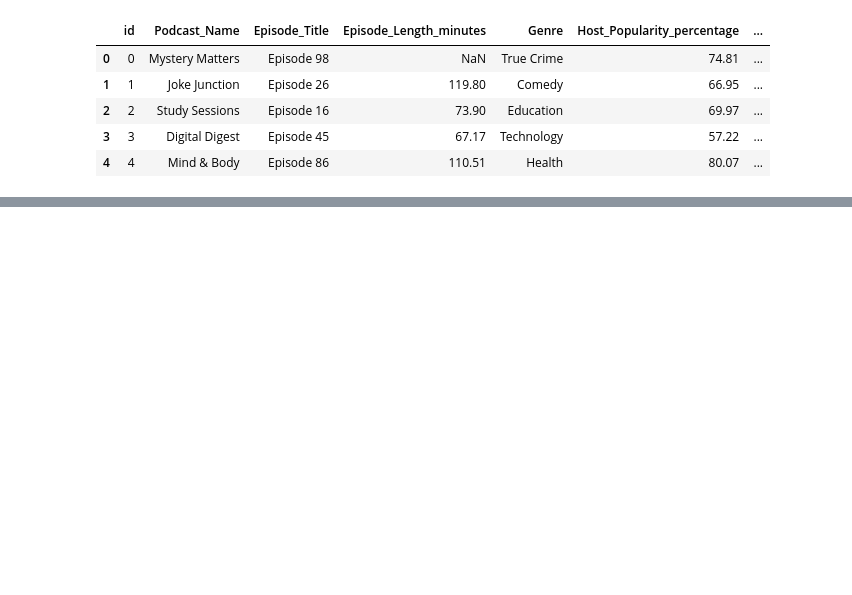
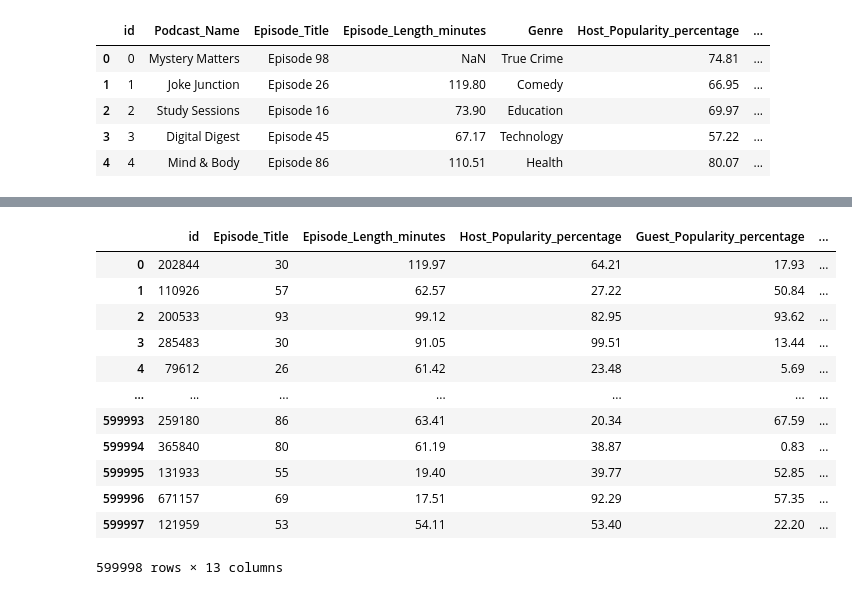
Before and after one commit to Alphalejo/Predict-Podcast-Listening-Time, a Jupyter notebook: EDA.ipynb, the cells around one changed output, grey strips where cells are left out. Cells and saved outputs as stored; diff of their text form; code cells hidden in the pictures; blank space fills up the shorter version.

```diff
--- a/EDA.ipynb
+++ b/EDA.ipynb
@@ -12,0 +268,8 @@ df.head()
+# %%
+seniment_map = {
+    'Negative': -1,
+    'Neutral': 0,
+    'Positive': 1
+}
+
+encoded_df["Episode_Sentiment"] = encoded_df["Episode_Sentiment"].map(seniment_map)
@@ -12,0 +280,31 @@ df.head()
+# %%
+kf = KFold(n_splits=5, shuffle= True, random_state=42)
+
+encoded_df["Podcast_Encoded"] = np.nan
+
+for train_idx, val_idx in kf.split(encoded_df):
+    train, val = encoded_df.iloc[train_idx], encoded_df.iloc[val_idx]
+
+    means = train.groupby("Podcast_Name")["Listening_Time_minutes"].mean()
+
+    encoded_df.loc[val_idx, "Podcast_Encoded"] = val["Podcast_Name"].map(means)
+
+encoded_df.drop("Podcast_Name", axis=1, inplace=True)
+# %%
+encoded_df["Episode_Title"] = encoded_df["Episode_Title"].map(lambda x: x.lstrip("Episode ")).astype("int")
+# %%
+encoded_df
+# %% [output]
+|  | id | Episode_Title | Episode_Length_minutes | Host_Popularity_percentage | Guest_Popularity_percentage | ... |
+| 0 | 202844 | 30 | 119.97 | 64.21 | 17.93 | ... |
+| 1 | 110926 | 57 | 62.57 | 27.22 | 50.84 | ... |
+| 2 | 200533 | 93 | 99.12 | 82.95 | 93.62 | ... |
+| 3 | 285483 | 30 | 91.05 | 99.51 | 13.44 | ... |
+| 4 | 79612 | 26 | 61.42 | 23.48 | 5.69 | ... |
+| ... | ... | ... | ... | ... | ... | ... |
+| 599993 | 259180 | 86 | 63.41 | 20.34 | 67.59 | ... |
+| 599994 | 365840 | 80 | 61.19 | 38.87 | 0.83 | ... |
+| 599995 | 131933 | 55 | 19.40 | 39.77 | 52.85 | ... |
+| 599996 | 671157 | 69 | 17.51 | 92.29 | 57.35 | ... |
+| 599997 | 121959 | 53 | 54.11 | 53.40 | 22.20 | ... |
+599998 rows × 13 columns
```
Also changed, not shown: parts of 29 cells of this notebook, 33 other files.
